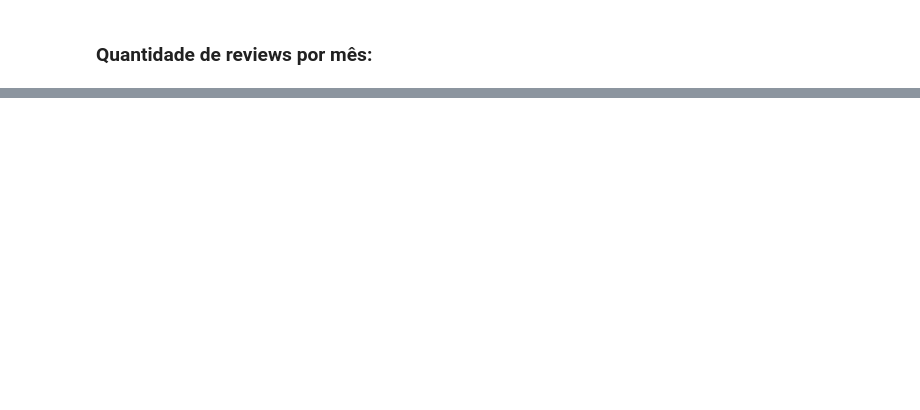
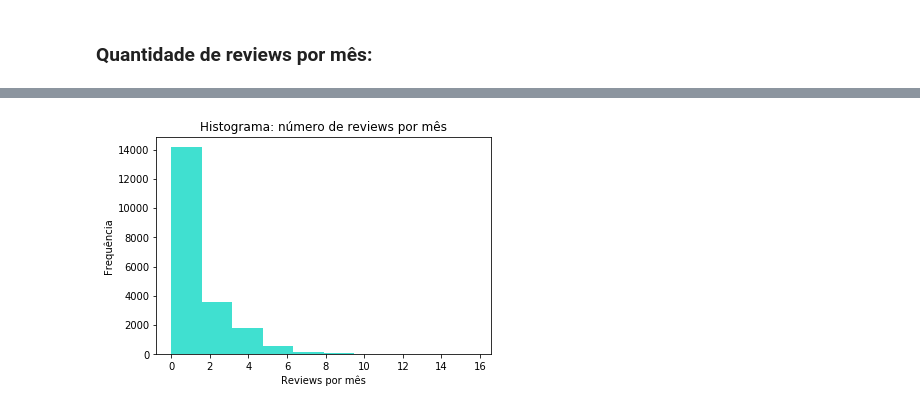
Before and after one commit to GabrielKabbani/P3-CD-AA-BK-GB-GK, a Jupyter notebook: P3 incial.ipynb, the cells around one changed output, grey strips where cells are left out. Cells and saved outputs as stored; diff of their text form; code cells hidden in the pictures; blank space fills up the shorter version.

```diff
--- a/P3 incial.ipynb
+++ b/P3 incial.ipynb
@@ -135,0 +145,8 @@ plt.scatter()
+# %%
+dados.reviews_per_month.plot.hist(bins=10,color='turquoise')
+plt.ylabel('Frequência')
+plt.xlabel('Reviews por mês')
+plt.title('Histograma: número de reviews por mês')
+plt.show()
+# %% [output]
+[figure, added]
```
Also changed, not shown: parts of 4 cells of this notebook, 1 other file.
